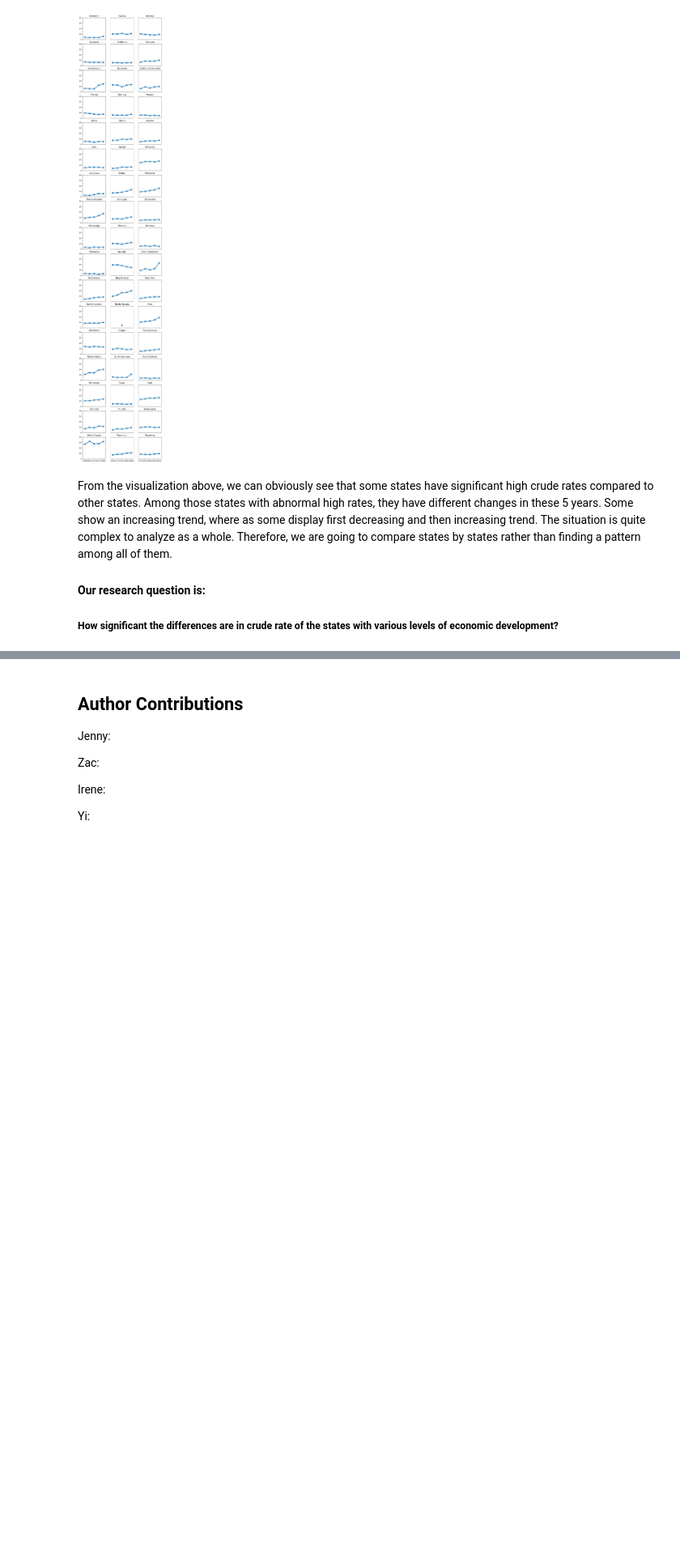
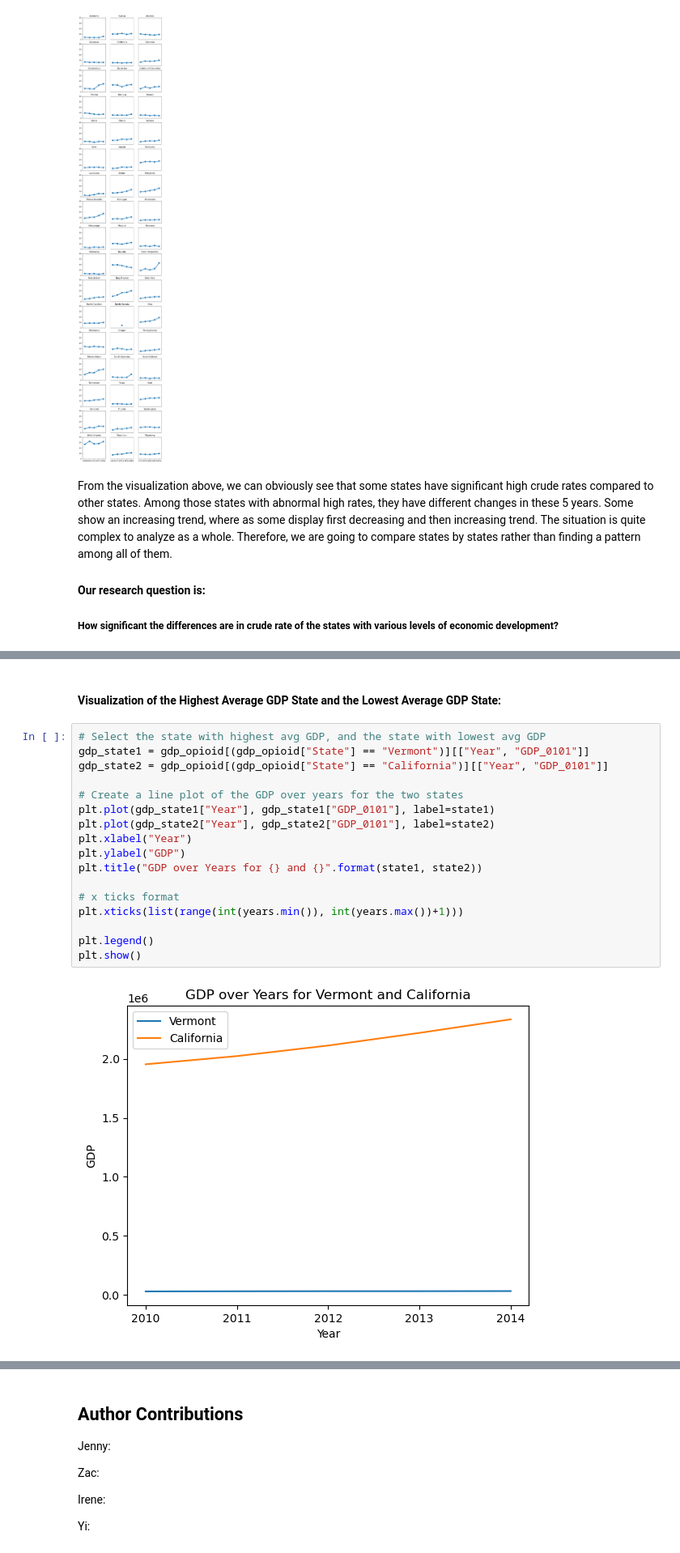
Before and after one commit to UCB-stat-159-s23/project-Group15, a Jupyter notebook: main.ipynb, the cells around one changed output, grey strips where cells are left out. Shown at 81% size. Saved outputs shown, nothing was run; the diff lists cells and outputs as text; blank space fills up the shorter version.

```diff
--- a/main.ipynb
+++ b/main.ipynb
@@ -156,0 +195,21 @@ Ttest_indResult(statistic=5.0693150189090925, pvalue=0.0009658282246646768)
+# %% [markdown]
+#### Visualization of the Highest Average GDP State and the Lowest Average GDP State:
+# %%
+# Select the state with highest avg GDP, and the state with lowest avg GDP
+gdp_state1 = gdp_opioid[(gdp_opioid["State"] == "Vermont")][["Year", "GDP_0101"]]
+gdp_state2 = gdp_opioid[(gdp_opioid["State"] == "California")][["Year", "GDP_0101"]]
+
+# Create a line plot of the GDP over years for the two states
+plt.plot(gdp_state1["Year"], gdp_state1["GDP_0101"], label=state1)
+plt.plot(gdp_state2["Year"], gdp_state2["GDP_0101"], label=state2)
+plt.xlabel("Year")
+plt.ylabel("GDP")
+plt.title("GDP over Years for {} and {}".format(state1, state2))
+
+# x ticks format
+plt.xticks(list(range(int(years.min()), int(years.max())+1)))
+
+plt.legend()
+plt.show()
+# %% [output]
+[figure, added]
```
Also changed, not shown: parts of 16 cells of this notebook.
